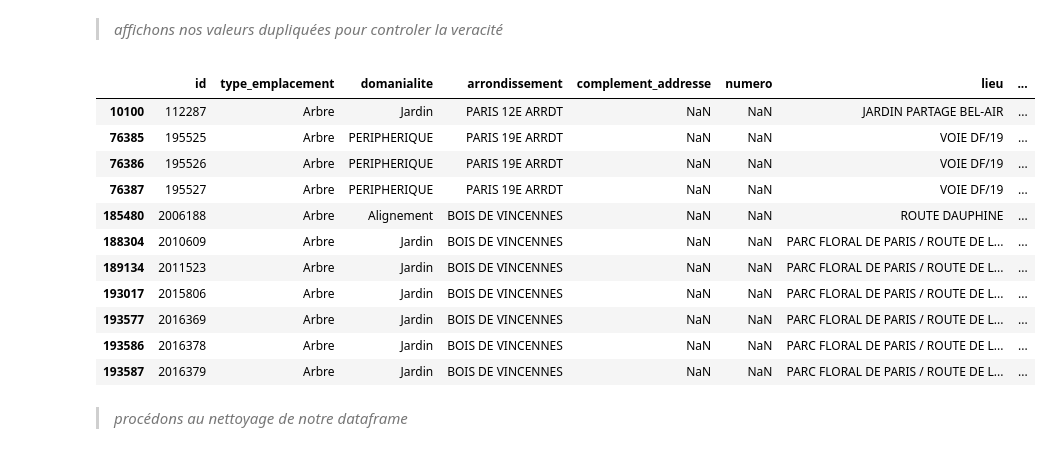
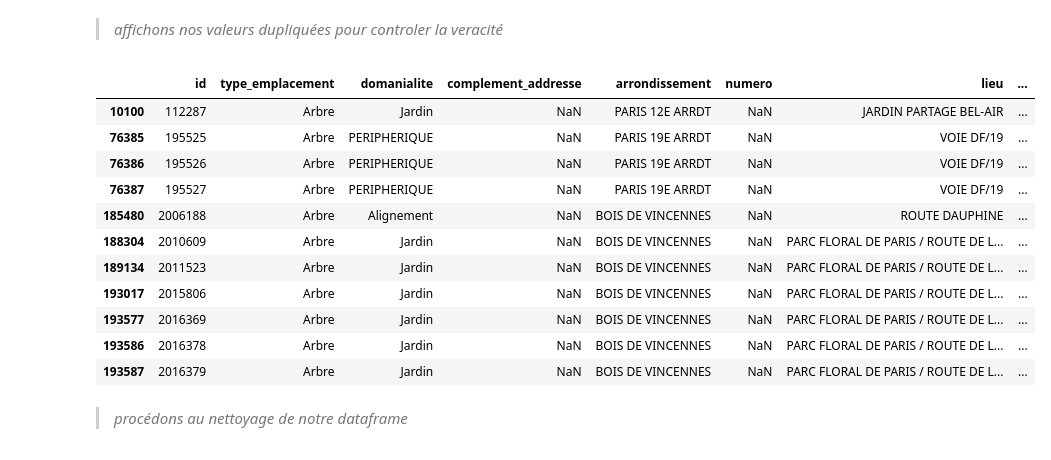
Before and after one commit to dicesare/Decrivez_et_nettoyez_votre_jeu_de_donnees, a Jupyter notebook: P2_01_notebook.ipynb, the cells around one changed output. Cells and saved outputs as stored; diff of their text form; code cells hidden in the pictures.

```diff
--- a/P2_01_notebook.ipynb
+++ b/P2_01_notebook.ipynb
@@ -242,0 +258,5 @@ dtype: int64
+# %%
+arbre_erreur_valeur = arbres_genre_na.loc[:, arbres_genre_na.columns.difference(['domanialite','complement_addresse'],sort=False)].replace(to_replace ="Jardin", value = np.nan)
+arbre_erreur_valeur.insert(2,'domanialite',arbres_genre_na.domanialite)
+arbre_erreur_valeur.insert(3,'complement_addresse',arbres_genre_na.complement_addresse)
+arbre_erreur_valeur
@@ -255,8 +289,8 @@ Méthode pour gérer la suppression des doublons :
  + 'last' : supprime les doublons à l'exception de la dernière occurrence.
  + False : supprimez tous les doublons.
 # %%
-geo_a = pa.DataFrame(arbres_genre_na.geo_point_2d_a)
-geo_b = pa.DataFrame(arbres_genre_na.geo_point_2d_b)
+geo_a = pa.DataFrame(arbre_erreur_valeur.geo_point_2d_a)
+geo_b = pa.DataFrame(arbre_erreur_valeur.geo_point_2d_b)
 coordonnees = geo_a.join(geo_b)
 coordonnees_dupliquees = coordonnees.duplicated()
 coordonnees_dupliquees.sum()
@@ -265,20 +299,20 @@ coordonnees_dupliquees.sum()
 # %% [markdown]
 > *affichons nos valeurs dupliquées pour controler la veracité*
 # %%
-arbres_genre_na[coordonnees_dupliquees]
+arbre_erreur_valeur[coordonnees_dupliquees]
 # %% [output]
-|  | id | type_emplacement | domanialite | arrondissement | complement_addresse | numero | lieu | ... |
-| 10100 | 112287 | Arbre | Jardin | PARIS 12E ARRDT | NaN | NaN | JARDIN PARTAGE BEL-AIR | ... |
-| 76385 | 195525 | Arbre | PERIPHERIQUE | PARIS 19E ARRDT | NaN | NaN | VOIE DF/19 | ... |
-| 76386 | 195526 | Arbre | PERIPHERIQUE | PARIS 19E ARRDT | NaN | NaN | VOIE DF/19 | ... |
-| 76387 | 195527 | Arbre | PERIPHERIQUE | PARIS 19E ARRDT | NaN | NaN | VOIE DF/19 | ... |
-| 185480 | 2006188 | Arbre | Alignement | BOIS DE VINCENNES | NaN | NaN | ROUTE DAUPHINE | ... |
-| 188304 | 2010609 | Arbre | Jardin | BOIS DE VINCENNES | NaN | NaN | PARC FLORAL DE PARIS / ROUTE DE L... | ... |
-| 189134 | 2011523 | Arbre | Jardin | BOIS DE VINCENNES | NaN | NaN | PARC FLORAL DE PARIS / ROUTE DE L... | ... |
-| 193017 | 2015806 | Arbre | Jardin | BOIS DE VINCENNES | NaN | NaN | PARC FLORAL DE PARIS / ROUTE DE L... | ... |
-| 193577 | 2016369 | Arbre | Jardin | BOIS DE VINCENNES | NaN | NaN | PARC FLORAL DE PARIS / ROUTE DE L... | ... |
-| 193586 | 2016378 | Arbre | Jardin | BOIS DE VINCENNES | NaN | NaN | PARC FLORAL DE PARIS / ROUTE DE L... | ... |
-| 193587 | 2016379 | Arbre | Jardin | BOIS DE VINCENNES | NaN | NaN | PARC FLORAL DE PARIS / ROUTE DE L... | ... |
+|  | id | type_emplacement | domanialite | complement_addresse | arrondissement | numero | lieu | ... |
+| 10100 | 112287 | Arbre | Jardin | NaN | PARIS 12E ARRDT | NaN | JARDIN PARTAGE BEL-AIR | ... |
+| 76385 | 195525 | Arbre | PERIPHERIQUE | NaN | PARIS 19E ARRDT | NaN | VOIE DF/19 | ... |
+| 76386 | 195526 | Arbre | PERIPHERIQUE | NaN | PARIS 19E ARRDT | NaN | VOIE DF/19 | ... |
+| 76387 | 195527 | Arbre | PERIPHERIQUE | NaN | PARIS 19E ARRDT | NaN | VOIE DF/19 | ... |
+| 185480 | 2006188 | Arbre | Alignement | NaN | BOIS DE VINCENNES | NaN | ROUTE DAUPHINE | ... |
+| 188304 | 2010609 | Arbre | Jardin | NaN | BOIS DE VINCENNES | NaN | PARC FLORAL DE PARIS / ROUTE DE L... | ... |
+| 189134 | 2011523 | Arbre | Jardin | NaN | BOIS DE VINCENNES | NaN | PARC FLORAL DE PARIS / ROUTE DE L... | ... |
+| 193017 | 2015806 | Arbre | Jardin | NaN | BOIS DE VINCENNES | NaN | PARC FLORAL DE PARIS / ROUTE DE L... | ... |
+| 193577 | 2016369 | Arbre | Jardin | NaN | BOIS DE VINCENNES | NaN | PARC FLORAL DE PARIS / ROUTE DE L... | ... |
+| 193586 | 2016378 | Arbre | Jardin | NaN | BOIS DE VINCENNES | NaN | PARC FLORAL DE PARIS / ROUTE DE L... | ... |
+| 193587 | 2016379 | Arbre | Jardin | NaN | BOIS DE VINCENNES | NaN | PARC FLORAL DE PARIS / ROUTE DE L... | ... |
 # %% [markdown]
 > *procédons au nettoyage de notre dataframe*
 # %%
```
Also changed, not shown: parts of 13 cells of this notebook, 1 other file.
